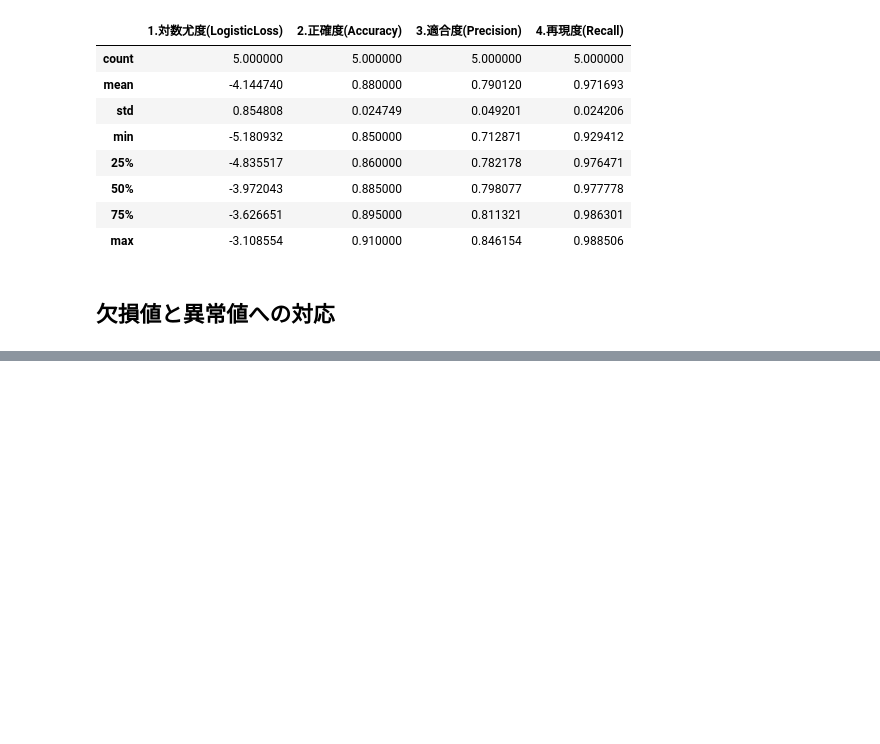
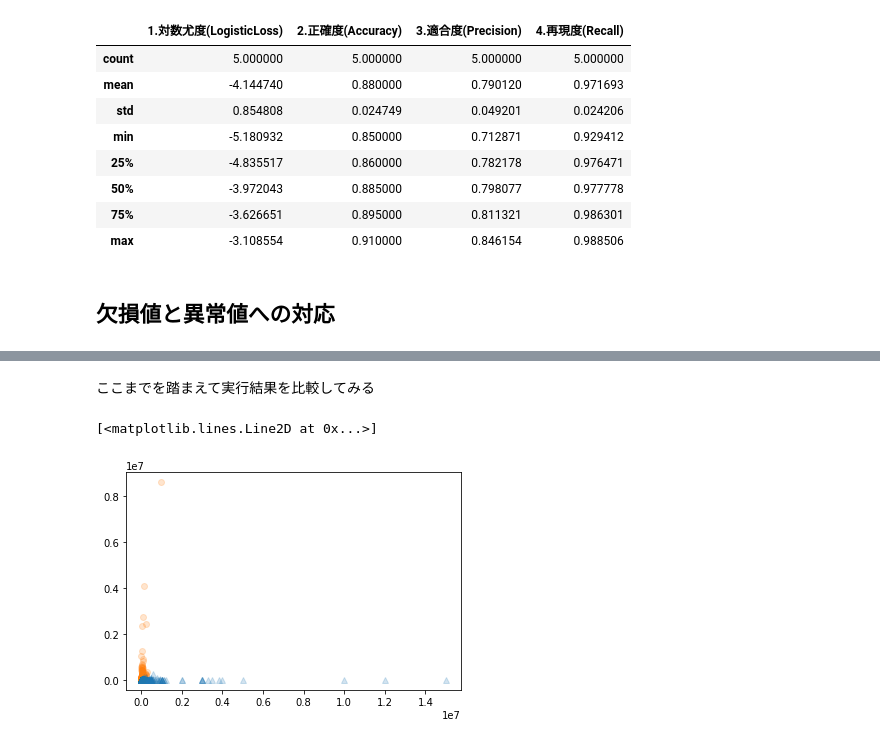
Before and after one commit to msuz/ml_tokyo_8, a Jupyter notebook: Day2_work_鈴木雅彦.ipynb, the cells around one changed output, grey strips where cells are left out. Cells and saved outputs as stored; diff of their text form; code cells hidden in the pictures; blank space fills up the shorter version.

```diff
--- a/Day2_work_鈴木雅彦.ipynb
+++ b/Day2_work_鈴木雅彦.ipynb
@@ -395,0 +449,8 @@ plt.show()
+# %% [markdown]
+ここまでを踏まえて実行結果を比較してみる
+# %%
+plt.plot(df3[df3['obj']]['goal'], df3[df3['obj']]['pledged'], 'o', color='C1', alpha=0.2)
+plt.plot(df3[~df3['obj']]['goal'], df3[~df3['obj']]['pledged'], '^', color='C0', alpha=0.2)
+# %% [output]
+[<matplotlib.lines.Line2D at 0x...>]
+[figure, added]
```
Also changed, not shown: parts of 21 cells of this notebook.
